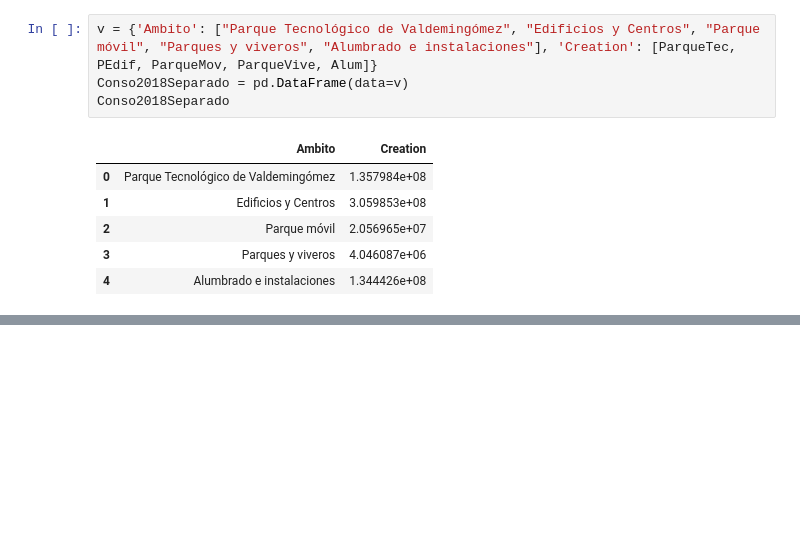
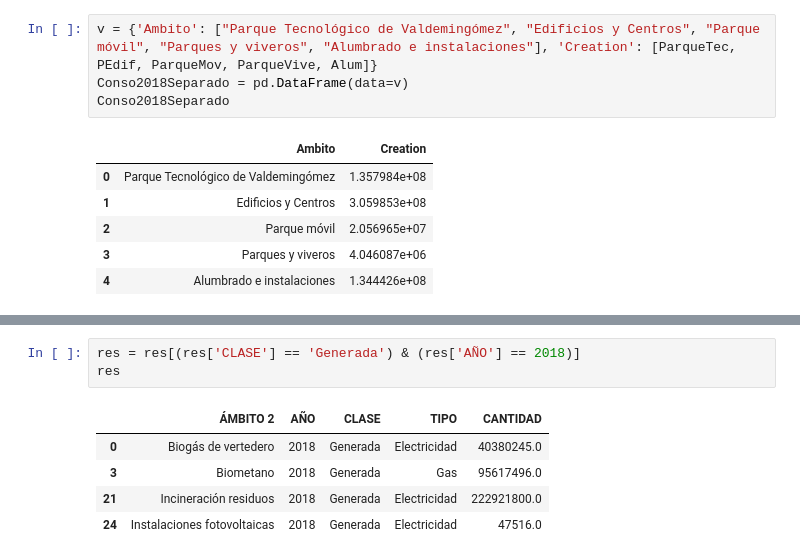
Before and after one commit to arkanes-wetroque/Prog_BigData_Madrid, a Jupyter notebook: Consumo_&_generation_NRJ_Madrid.ipynb, the cells around one changed output, grey strips where cells are left out. Drawn from its saved outputs; the diff is of its cells as text; blank space fills up the shorter version.

```diff
--- a/Consumo_&_generation_NRJ_Madrid.ipynb
+++ b/Consumo_&_generation_NRJ_Madrid.ipynb
@@ -73,0 +97,9 @@ Conso2018Separado
+# %%
+res = res[(res['CLASE'] == 'Generada') & (res['AÑO'] == 2018)]
+res
+# %% [output]
+|  | ÁMBITO 2 | AÑO | CLASE | TIPO | CANTIDAD |
+| 0 | Biogás de vertedero | 2018 | Generada | Electricidad | 40380245.0 |
+| 3 | Biometano | 2018 | Generada | Gas | 95617496.0 |
+| 21 | Incineración residuos | 2018 | Generada | Electricidad | 222921800.0 |
+| 24 | Instalaciones fotovoltaicas | 2018 | Generada | Electricidad | 47516.0 |
```
Also changed, not shown: parts of 1 cell of this notebook, 2 other files.
